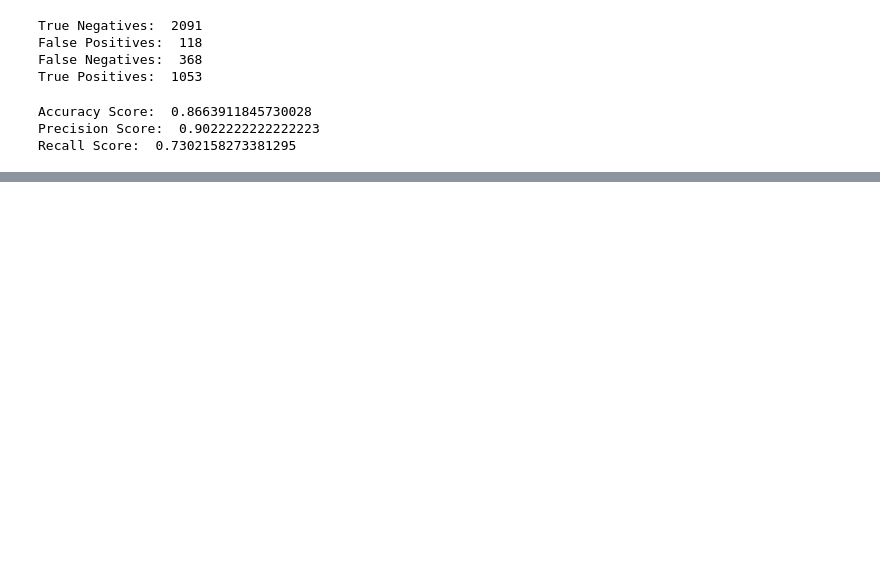
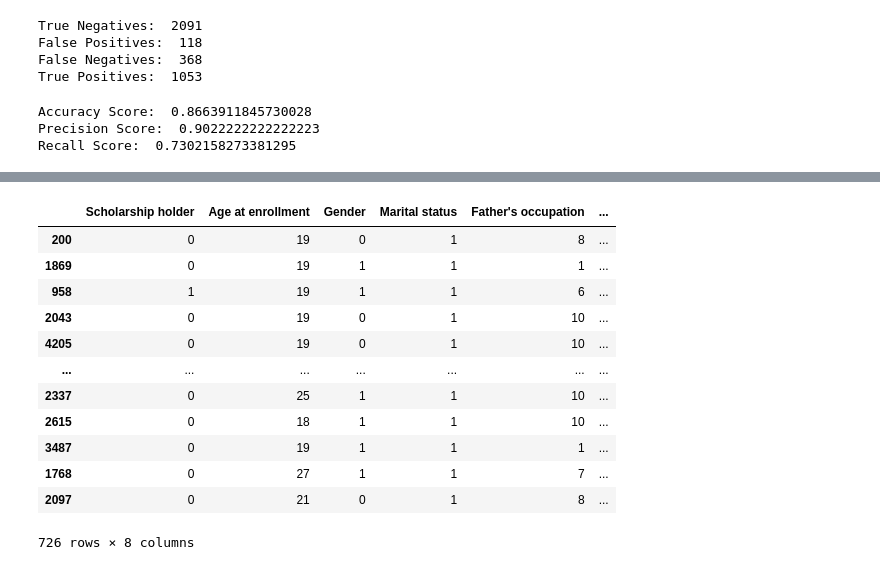
Before and after one commit to CS-UCR/final-project-dumpy, a Jupyter notebook: logisticRegression.ipynb, the cells around one changed output, grey strips where cells are left out. Drawn from its saved outputs; the diff is of its cells as text; code cells hidden in the pictures; blank space fills up the shorter version.

```diff
--- a/logisticRegression.ipynb
+++ b/logisticRegression.ipynb
@@ -135,0 +168,30 @@ Recall Score:  0.7302158273381295
+# %%
+y2=df["Target"]
+y2=y2.astype('int')
+x_df2 = df[['Scholarship holder','Age at enrollment','Gender','Marital status',"Father's occupation", "Mother's occupation","Mother's qualification","Father's qualification"]]
+X2=x_df2.iloc[:,:-1]
+
+
+
+X_train2, X_test2, y_train2, y_test2 = train_test_split(X2,y2, test_size=0.2, random_state=1)
+
+model2 = LogisticRegression()
+
+with warnings.catch_warnings():
+    warnings.simplefilter("ignore", category=ConvergenceWarning)
+    model2.fit(X_train2, y_train2)
+
+y_pred2 = model2.predict(X_test2)
+
+
+cel2 = log_loss(y_test2, y_pred2)
+
+print("Cross entropy loss:",cel2)
+
+y_pred2 = model2.predict(X_test2)
+
+# Add predicted values as new column to X_test dataframe
+X_test2['Predicted'] = y_pred2
+
+# Print X_test to verify that predicted values were added
+X_test2.head()
@@ -135,0 +243,16 @@ Recall Score:  0.7302158273381295
+# %%
+X_test2
+# %% [output]
+|  | Scholarship holder | Age at enrollment | Gender | Marital status | Father's occupation | ... |
+| 200 | 0 | 19 | 0 | 1 | 8 | ... |
+| 1869 | 0 | 19 | 1 | 1 | 1 | ... |
+| 958 | 1 | 19 | 1 | 1 | 6 | ... |
+| 2043 | 0 | 19 | 0 | 1 | 10 | ... |
+| 4205 | 0 | 19 | 0 | 1 | 10 | ... |
+| ... | ... | ... | ... | ... | ... | ... |
+| 2337 | 0 | 25 | 1 | 1 | 10 | ... |
+| 2615 | 0 | 18 | 1 | 1 | 10 | ... |
+| 3487 | 0 | 19 | 1 | 1 | 1 | ... |
+| 1768 | 0 | 27 | 1 | 1 | 7 | ... |
+| 2097 | 0 | 21 | 0 | 1 | 8 | ... |
+726 rows × 8 columns
```
Also changed, not shown: parts of 23 cells of this notebook, 2 other files.
